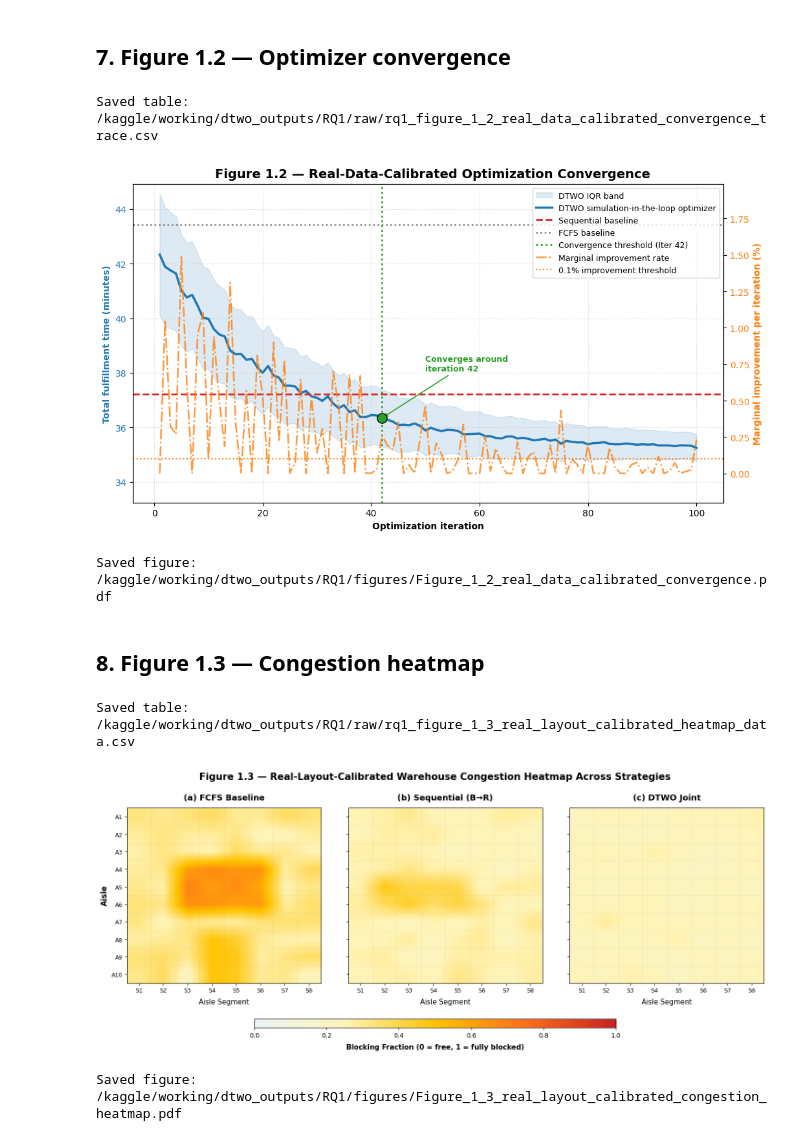
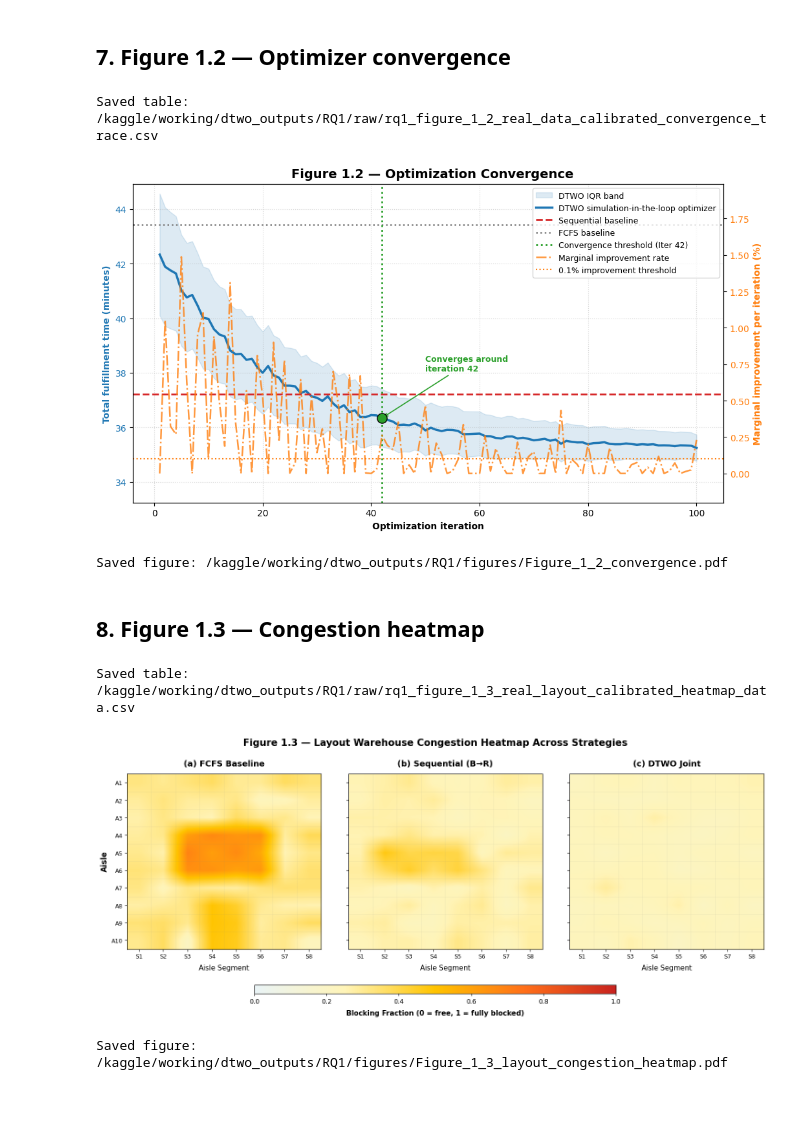
Before and after one commit to nppro/machine-learning, a Jupyter notebook: rq1-joint-vs-sequential.ipynb, the cells around one changed output. Drawn from its saved outputs; the diff is of its cells as text; code cells hidden in the pictures; blank space fills up the shorter version.

Commit message:
Kaggle Notebook | RQ1_joint_vs_sequential | Version 4

```diff
--- a/rq1-joint-vs-sequential.ipynb
+++ b/rq1-joint-vs-sequential.ipynb
@@ -1197,37 +1197,37 @@ ax2.plot(
 ax2.axhline(
     0.1,
     color="#ff7f0e",
     linestyle=":",
     linewidth=1.5,
     label="0.1% improvement threshold",
 )
 
 ax2.set_ylabel("Marginal improvement per iteration (%)", color="#ff7f0e", fontsize=10, fontweight="bold")
 ax2.tick_params(axis="y", labelcolor="#ff7f0e")
 ax2.set_ylim(-0.2, max(np.nan_to_num(marginal_improvement_pct, nan=0)) + 0.5)
 
 # Đồng bộ Legend tổng hợp
 lines_1, labels_1 = ax1.get_legend_handles_labels()
 lines_2, labels_2 = ax2.get_legend_handles_labels()
 ax1.legend(lines_1 + lines_2, labels_1 + labels_2, loc="upper right", fontsize=9, frameon=True)
 
 fig.suptitle(
-    "Figure 1.2 — Real-Data-Calibrated Optimization Convergence",
+    "Figure 1.2 — Optimization Convergence",
     fontsize=14,
     fontweight="bold",
     y=0.96
 )
 
 plt.tight_layout()
 
 savefig_pdf(
     fig,
-    fig_dir / "Figure_1_2_real_data_calibrated_convergence.pdf"
+    fig_dir / "Figure_1_2_convergence.pdf"
 )
 # %% [output]
 Saved table: /kaggle/working/dtwo_outputs/RQ1/raw/rq1_figure_1_2_real_data_calibrated_convergence_trace.csv
-[figure, old version]
+[figure, new version]
-Saved figure: /kaggle/working/dtwo_outputs/RQ1/figures/Figure_1_2_real_data_calibrated_convergence.pdf
+Saved figure: /kaggle/working/dtwo_outputs/RQ1/figures/Figure_1_2_convergence.pdf
 # %% [markdown]
 ## 8. Figure 1.3 — Congestion heatmap
 # %%
@@ -1388,15 +1388,15 @@ cbar.set_label(
 cbar.set_ticks([0.0, 0.2, 0.4, 0.6, 0.8, 1.0])
 
 fig.suptitle(
-    "Figure 1.3 — Real-Layout-Calibrated Warehouse Congestion Heatmap Across Strategies",
+    "Figure 1.3 — Layout Warehouse Congestion Heatmap Across Strategies",
     fontsize=15,
     fontweight="bold",
     y=0.96,
 )
 
-savefig_pdf(fig, fig_dir / "Figure_1_3_real_layout_calibrated_congestion_heatmap.pdf")
+savefig_pdf(fig, fig_dir / "Figure_1_3_layout_congestion_heatmap.pdf")
 plt.show()
 # %% [output]
 Saved table: /kaggle/working/dtwo_outputs/RQ1/raw/rq1_figure_1_3_real_layout_calibrated_heatmap_data.csv
-[figure, old version]
+[figure, new version]
-Saved figure: /kaggle/working/dtwo_outputs/RQ1/figures/Figure_1_3_real_layout_calibrated_congestion_heatmap.pdf
+Saved figure: /kaggle/working/dtwo_outputs/RQ1/figures/Figure_1_3_layout_congestion_heatmap.pdf
```
Also changed, not shown: parts of 2 cells of this notebook.
